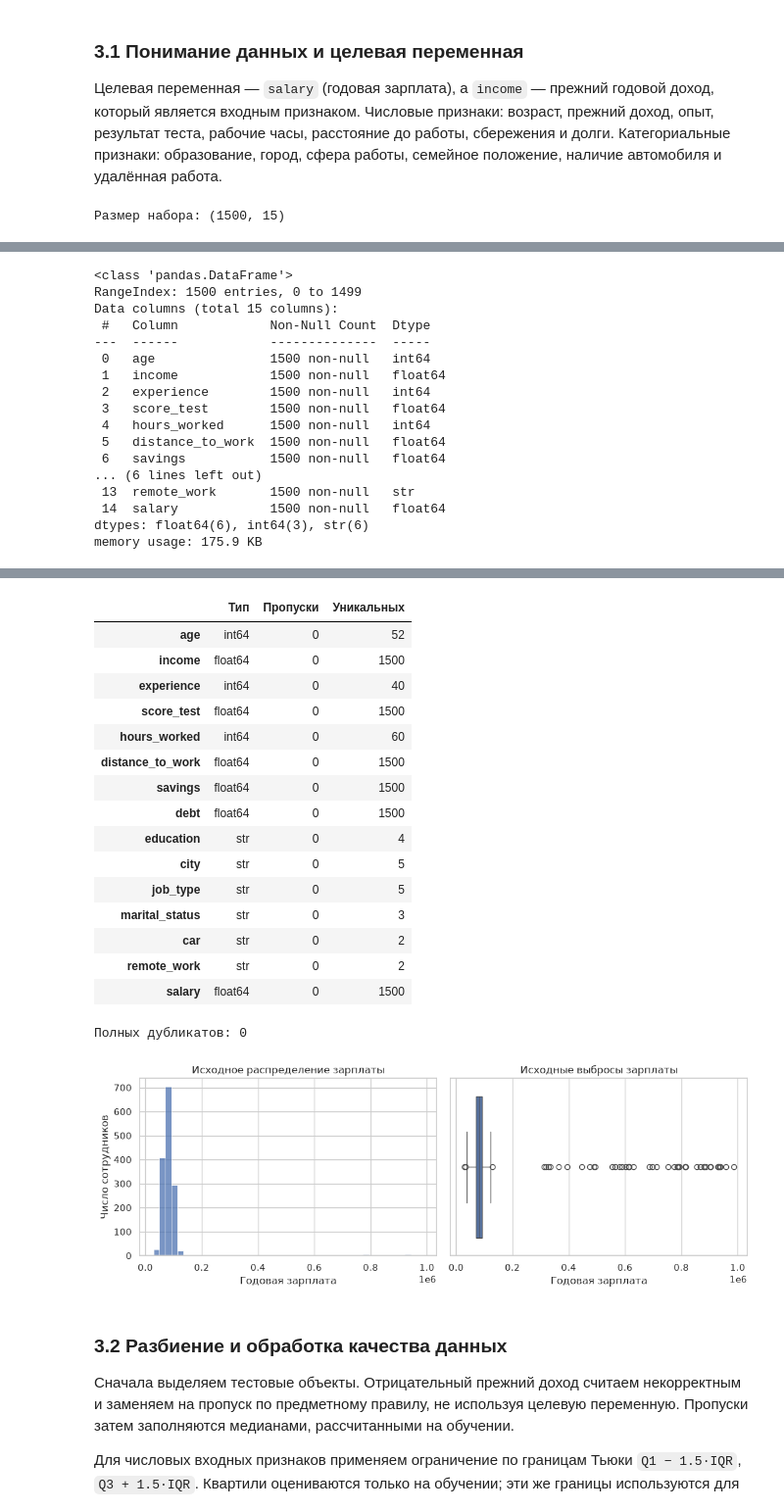
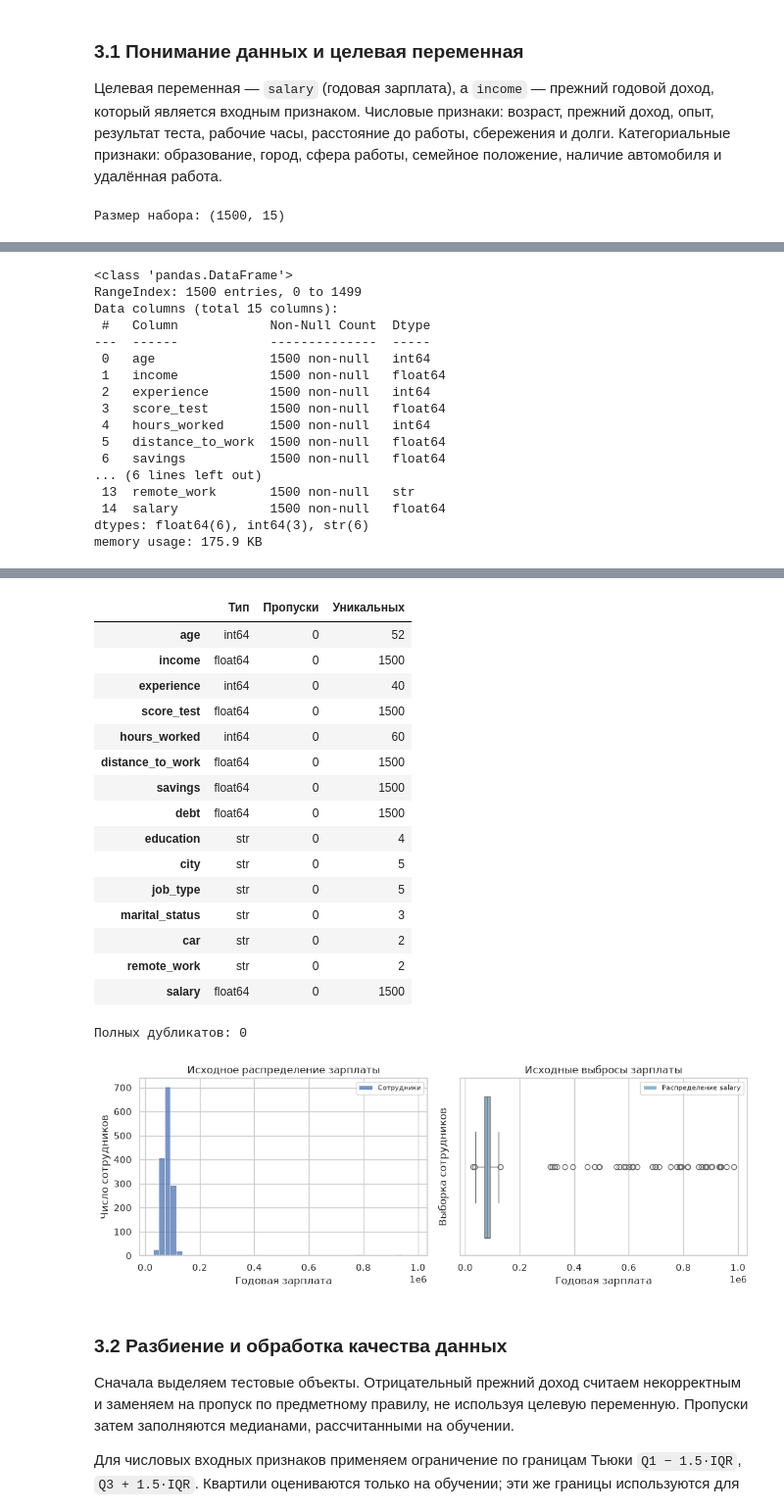
Before and after one commit to MMLive79/ida-laba-3, a Jupyter notebook: ЛР3_Вариант4.ipynb, the cells around one changed output, grey strips where cells are left out. Shown at 98% size. Drawn from its saved outputs; the diff is of its cells as text; code cells hidden in the pictures.

```diff
--- a/ЛР3_Вариант4.ipynb
+++ b/ЛР3_Вариант4.ipynb
@@ -383,9 +403,12 @@ display(audit)
 print('Полных дубликатов:', salary.duplicated().sum())
 save_table(audit, 'part3_audit')
 fig, axes = plt.subplots(1, 2, figsize=(11, 4))
-sns.histplot(salary.salary, bins=45, ax=axes[0])
+sns.histplot(salary.salary, bins=45, ax=axes[0], label='Сотрудники')
+axes[0].legend(fontsize=8)
 axes[0].set(xlabel='Годовая зарплата', ylabel='Число сотрудников', title='Исходное распределение зарплаты')
-sns.boxplot(x=salary.salary, ax=axes[1])
+sns.boxplot(x=salary.salary, ax=axes[1], color='#8bb6cf')
+axes[1].set_ylabel('Выборка сотрудников')
+axes[1].legend(handles=[Patch(facecolor='#8bb6cf', label='Распределение salary')], fontsize=8)
 axes[1].set(xlabel='Годовая зарплата', title='Исходные выбросы зарплаты')
 plt.tight_layout()
 savefig('07_salary_initial')
@@ -421,34 +444,34 @@ dtypes: float64(6), int64(3), str(6)
 memory usage: 175.9 KB
 |  | age | income | experience | score_test | hours_worked | distance_to_work | savings | debt | education | ... |
 | count | 1,500.0000 | 1,500.0000 | 1,500.0000 | 1,500.0000 | 1,500.0000 | 1,500.0000 | 1,500.0000 | 1,500.0000 | 1500 | ... |
 | unique | NaN | NaN | NaN | NaN | NaN | NaN | NaN | NaN | 4 | ... |
 | top | NaN | NaN | NaN | NaN | NaN | NaN | NaN | NaN | Bachelor | ... |
 | freq | NaN | NaN | NaN | NaN | NaN | NaN | NaN | NaN | 900 | ... |
 | mean | 43.7320 | 50,493.5622 | 19.4793 | 74.6499 | 49.0460 | 10.1692 | 19,920.7230 | 7,656.7493 | NaN | ... |
 | std | 15.0718 | 15,354.4957 | 11.4715 | 9.9044 | 17.0537 | 10.0031 | 13,635.5301 | 5,481.3904 | NaN | ... |
 | min | 18.0000 | -826.4212 | 0.0000 | 41.6050 | 20.0000 | 0.0181 | 408.4820 | 4.3671 | NaN | ... |
 | 25% | 31.0000 | 40,525.9897 | 10.0000 | 67.7761 | 34.0000 | 3.0222 | 9,418.7079 | 3,138.4842 | NaN | ... |
 | 50% | 44.0000 | 50,784.6906 | 19.0000 | 74.7016 | 49.0000 | 7.1052 | 17,114.5125 | 6,786.7038 | NaN | ... |
 | 75% | 56.0000 | 61,104.9980 | 29.0000 | 81.6356 | 63.0000 | 14.3921 | 27,766.2140 | 11,008.3096 | NaN | ... |
 | max | 69.0000 | 98,819.7094 | 39.0000 | 107.2613 | 79.0000 | 82.5973 | 101,890.5705 | 27,276.7056 | NaN | ... |
 |  | Тип | Пропуски | Уникальных |
 | age | int64 | 0 | 52 |
 | income | float64 | 0 | 1500 |
 | experience | int64 | 0 | 40 |
 | score_test | float64 | 0 | 1500 |
 | hours_worked | int64 | 0 | 60 |
 | distance_to_work | float64 | 0 | 1500 |
 | savings | float64 | 0 | 1500 |
 | debt | float64 | 0 | 1500 |
 | education | str | 0 | 4 |
 | city | str | 0 | 5 |
 | job_type | str | 0 | 5 |
 | marital_status | str | 0 | 3 |
 | car | str | 0 | 2 |
 | remote_work | str | 0 | 2 |
 | salary | float64 | 0 | 1500 |
 Полных дубликатов: 0
-[figure, old version]
+[figure, new version]
 # %% [markdown]
 ### 3.2 Разбиение и обработка качества данных
 Сначала выделяем тестовые объекты. Отрицательный прежний доход считаем некорректным и
```
Also changed, not shown: parts of 14 cells of this notebook, 54 other files.
